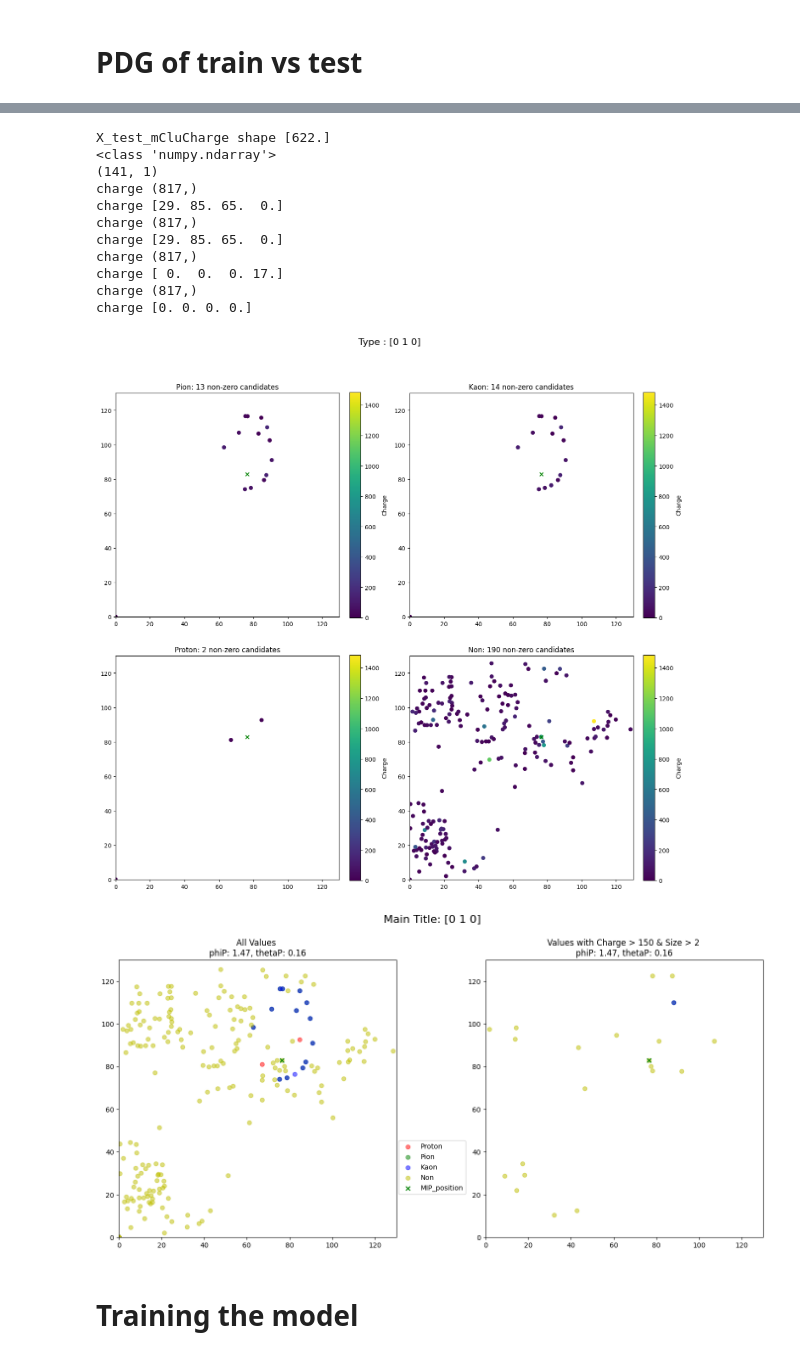
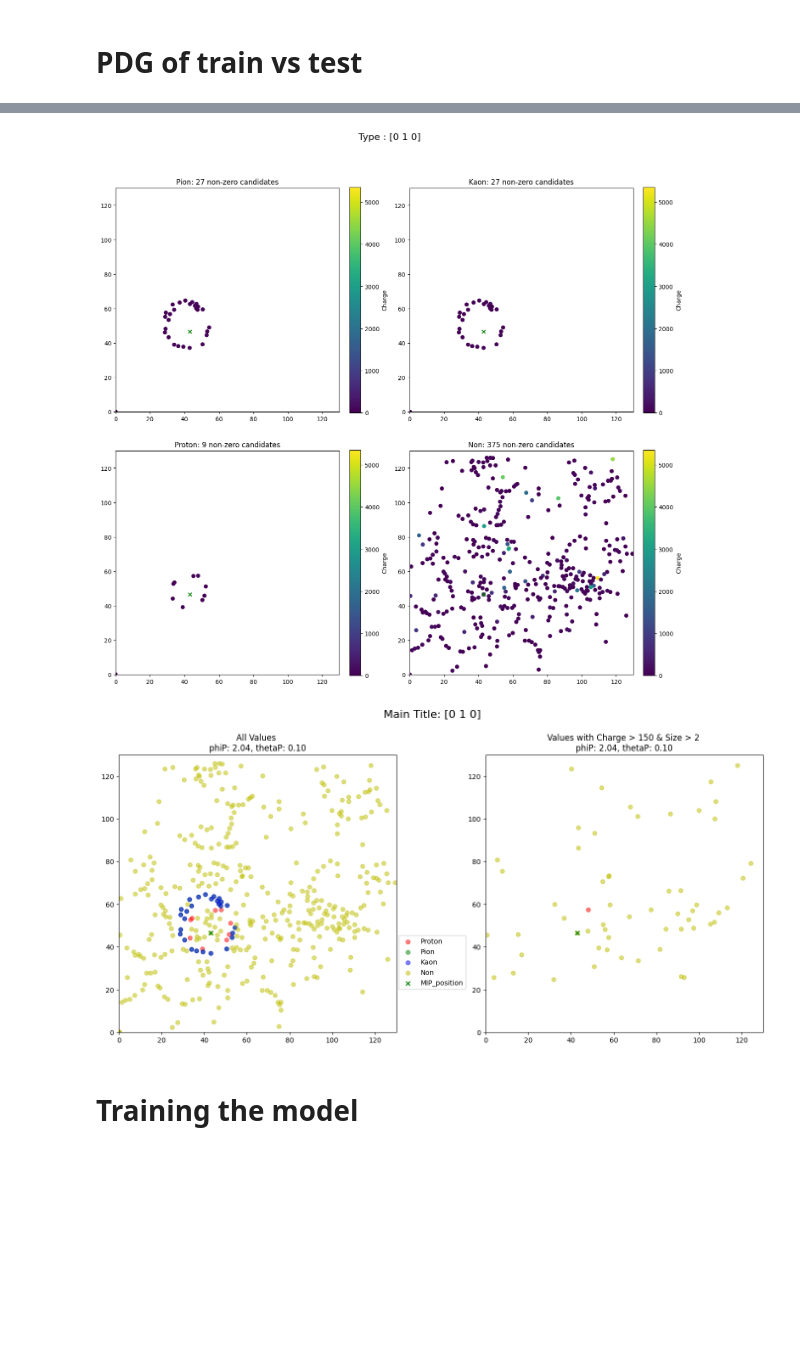
Before and after one commit to eflatlan/CNN_PID, a Jupyter notebook: Segmentation_HMPID.ipynb, the cells around one changed output, grey strips where cells are left out. Cells and saved outputs as stored; diff of their text form; code cells hidden in the pictures; blank space fills up the shorter version.

```diff
--- a/Segmentation_HMPID.ipynb
+++ b/Segmentation_HMPID.ipynb
@@ -1704,38 +2305,31 @@ plt.show()
 # %%
 #plot_combined_types(1, X_train_pion_candidates, X_train_kaon_candidates, X_train_proton_candidates, X_train_non_candidates)
 # plot_individual_types(5, X_train_pion_candidates, X_train_kaon_candidates, X_train_proton_candidates, X_train_non_candidates)
 
-index = 0
+index = 14
 X_train_mCluCharge = X_train["X_train_mCluCharge"]
 X_train_mCluSize = X_train["X_train_mCluSize"]
 X_test_mCluCharge = X_test["X_test_mCluCharge"]
 X_test_mCluSize = X_test["X_test_mCluSize"]
 
-print(f"X_test_mCluCharge shape {X_test_mCluCharge[1]}")
+#print(f"X_test_mCluCharge shape {X_test_mCluCharge[1]}")
+
+#print(f"X_test_rad_position  {X_test_rad_position[0,:,:]}")
+
+#print(f"X_test_mip_position  {X_test_mip_position[0,:,:]}")
 
 #def plot_individual_types(idx, x_pion, x_kaon, x_proton, x_non, MIP_charge, MIP_position, RAD_position, y_train, log_scale):
 plot_individual_types(idx = index, x_pion = X_test_pion_candidates, x_kaon = X_test_kaon_candidates, x_proton = X_test_proton_candidates, x_non =  X_test_non_candidates, MIP_charge = X_test_mCluCharge, MIP_position =  X_test_mip_position, RAD_position = X_test_rad_position, y_train = y_test, log_scale = False)
 
 
 #def plot_combined_types(i, x_pion, x_kaon, x_proton, x_non, MIP_position, RAD_position, phiP, thetaP, y_train):
 plot_combined_types(index, X_test_pion_candidates, X_test_kaon_candidates, X_test_proton_candidates, X_test_non_candidates,X_test_mip_position, X_test_rad_position, X_test_phi, X_test_theta, y_train = y_test)
 
 
 #plot_combined_types3(index, X_test_pion_candidates, X_test_kaon_candidates, X_test_proton_candidates, X_test_non_candidates,X_test_mip_position, X_test_rad_position, X_test_phi, X_test_theta, y_test)
 # %% [output]
-X_test_mCluCharge shape [622.]
-<class 'numpy.ndarray'>
-(141, 1)
-charge (817,)
-charge [29. 85. 65.  0.]
-charge (817,)
-charge [29. 85. 65.  0.]
-charge (817,)
-charge [ 0.  0.  0. 17.]
-charge (817,)
-charge [0. 0. 0. 0.]
-[figure, old version]
+[figure, new version]
-[figure, old version]
+[figure, new version]
 # %% [markdown]
 # Training the model
 # %%
```
Also changed, not shown: parts of 16 cells of this notebook.
